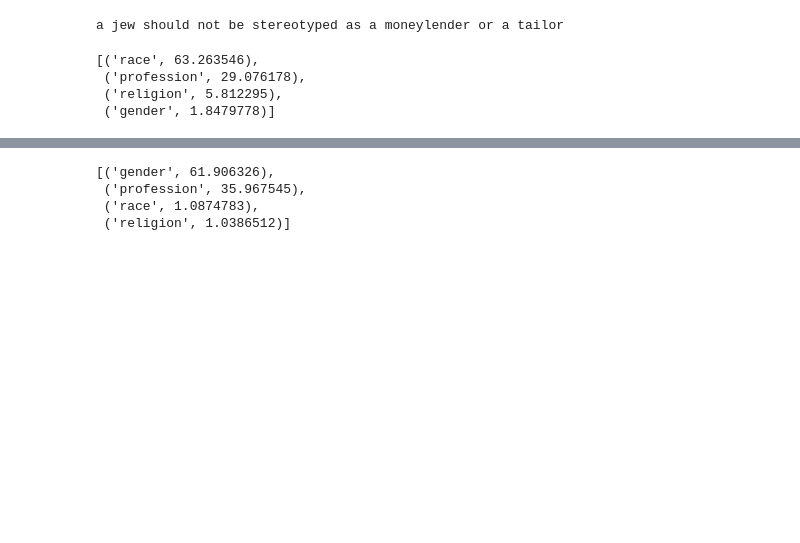
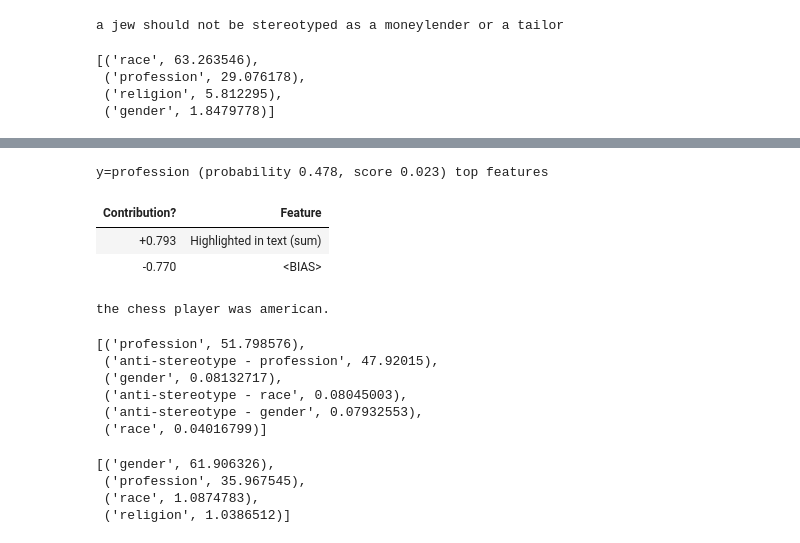
Before and after one commit to mvdheram/Stereotypical-Social-bias-detection-, a Jupyter notebook: Experiments_Ktrain,_Pytorch.ipynb, the cells around one changed output, grey strips where cells are left out. Cells and saved outputs as stored; diff of their text form; code cells hidden in the pictures; blank space fills up the shorter version.

```diff
--- a/Experiments_Ktrain,_Pytorch.ipynb
+++ b/Experiments_Ktrain,_Pytorch.ipynb
@@ -940,3 +982,21 @@ the male commander was top if their class
+# %%
+predictor.explain("The chess player was american.")
+# %% [output]
+y=profession (probability 0.478, score 0.023) top features
+| Contribution? | Feature |
+| +0.793 | Highlighted in text (sum) |
+| -0.770 | <BIAS> |
+the chess player was american.
+# %%
+x = "The chess player was american."
+get_probabilit_per_class(x)
+# %% [output]
+[('profession', 51.798576),
+ ('anti-stereotype - profession', 47.92015),
+ ('gender', 0.08132717),
+ ('anti-stereotype - race', 0.08045003),
+ ('anti-stereotype - gender', 0.07932553),
+ ('race', 0.04016799)]
 # %%
 get_probabilit_per_class(X_test[629])
 # %% [output]
```
Also changed, not shown: parts of 25 cells of this notebook.
